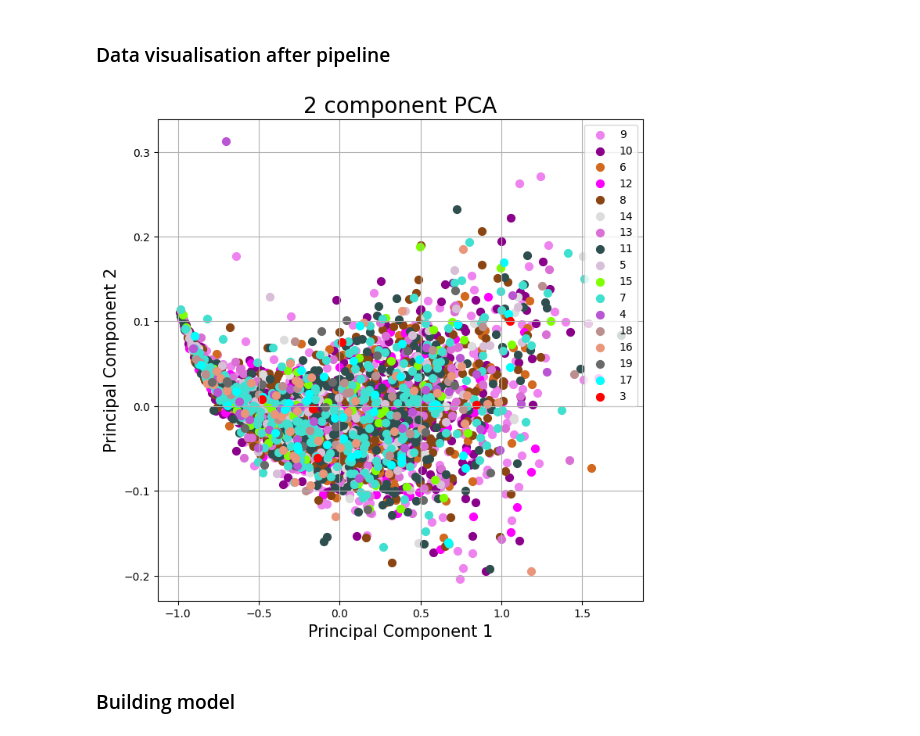
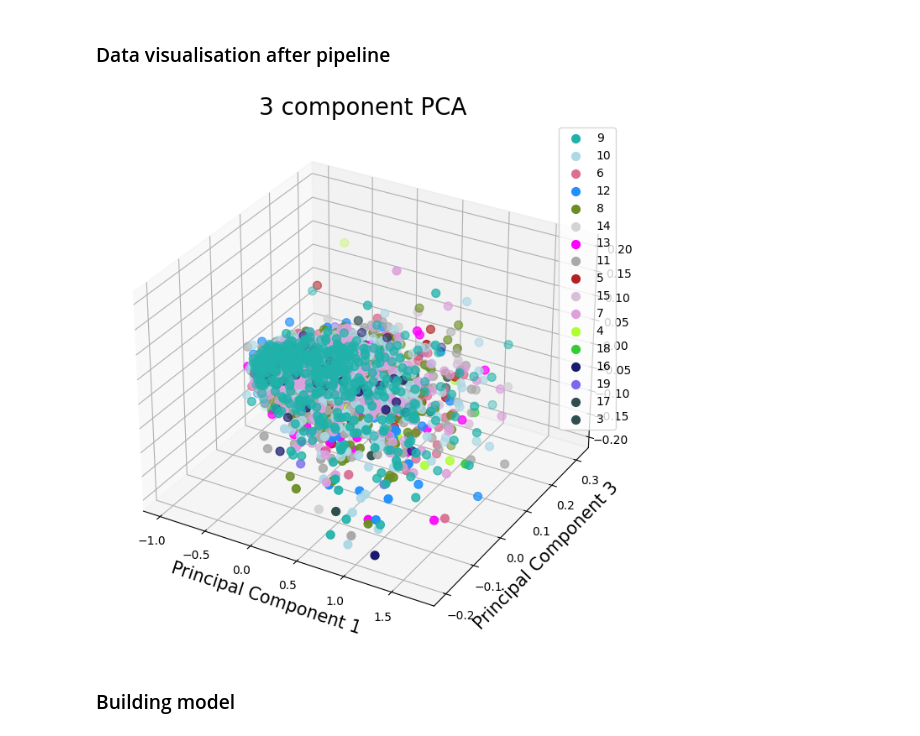
Before and after one commit to danorel/kma-ml-1, a Jupyter notebook: humanity.ipynb, the cells around one changed output. Saved outputs shown, nothing was run; the diff lists cells and outputs as text; code cells hidden in the pictures.

```diff
--- a/humanity.ipynb
+++ b/humanity.ipynb
@@ -92,5 +94,8 @@ USE_OUTLIER_DETECTION = True
 # %% [markdown]
 ### Data preprocessing
 # %%
-df = pd.get_dummies(df, columns=["Sex"])
+if USE_FEATURE_DROP:
+    df.drop(["Sex"], inplace=True, axis=1)
+else:
+    df = pd.get_dummies(df, columns=["Sex"])
 # %% [markdown]
@@ -107,11 +112,8 @@ if USE_FEATURE_EXTRACTION:
 if USE_FEATURE_SCALING:
     from sklearn.preprocessing import StandardScaler
     scaler = StandardScaler()
-    if USE_FEATURE_EXTRACTION:
+    if USE_FEATURE_ENGINEERING:
         scaling_columns = ["Volume", "Weight"]
     else:
         scaling_columns = ['Length', 'Diameter', 'Height', 'weight_1', 'weight_2', 'weight_3', 'weight_4']
     df[scaling_columns] = scaler.fit_transform(df[scaling_columns])
-
-if USE_OUTLIER_DETECTION:
-    df = df[(np.abs(stats.zscore(df)) < 3).all(axis=1)]
@@ -120,9 +143,9 @@ if USE_OUTLIER_DETECTION:
 # %%
 if USE_PAIRPLOTS:
     sns.set()
-    if USE_FEATURE_EXTRACTION:
-        sns.pairplot(df[['Weight', 'Volume']], diag_kind="kde")
+    if USE_FEATURE_DROP:
+        sns.pairplot(df[df.columns.difference(['target'])], diag_kind="kde")
     else:
-        sns.pairplot(df[['Length', 'Diameter', 'Height', 'weight_1', 'weight_2', 'weight_3', 'weight_4']], diag_kind="kde")
+        sns.pairplot(df[df.columns.difference(['target', 'Sex_M', 'Sex_I', 'Sex_F'])], diag_kind="kde")
 # %%
 if USE_BARPLOTS:
@@ -134,31 +157,33 @@ if USE_BARPLOTS:
         sns.barplot(x=df['target'], y=df['Weight']);
-# %%
-if USE_PCA:
-    from sklearn.decomposition import PCA
-    from matplotlib import colors
-    pca = PCA(n_components=2)
-    if USE_FEATURE_EXTRACTION:
-        pca_components_df = pca.fit_transform(df[['Volume', 'Weight']])
-    else:
-        pca_components_df = pca.fit_transform(df[['Length', 'Diameter', 'Height', 'weight_1', 'weight_2', 'weight_3', 'weight_4']])
-    pca_df = pd.DataFrame(data=pca_components_df, columns=['c-1', 'c-2'])
-    pca_df['target'] = df['target']
-    fig = plt.figure(figsize = (8,8))
-    ax = fig.add_subplot(1,1,1)
-    ax.set_xlabel('Principal Component 1', fontsize = 15)
-    ax.set_ylabel('Principal Component 2', fontsize = 15)
-    ax.set_title('2 component PCA', fontsize = 20)
-    targets = df['target'].unique()
-    colors = random.sample(list(colors.cnames.values()), len(targets))
-    for target, color in zip(targets, colors):
-        target_index = pca_df.loc[pca_df['target'] == target].index
-        ax.scatter(pca_df.iloc[target_index]['c-1'],
-                   pca_df.iloc[target_index]['c-2'],
-                   c = color,
-                   s = 50)
-    ax.legend(targets)
-    ax.grid()
-# %% [output]
-[figure, removed]
+# %%
+if USE_PCA:
+    from sklearn.decomposition import PCA
+    from matplotlib import colors
+    pca = PCA(n_components=3)
+    if USE_FEATURE_DROP:
+        pca_components_df = pca.fit_transform(df[df.columns.difference(['target'])])
+    else:
+        pca_components_df = pca.fit_transform(df[df.columns.difference(['target', 'Sex_M', 'Sex_I', 'Sex_F'])])
+    pca_df = pd.DataFrame(data=pca_components_df, columns=['c-1', 'c-2', 'c-3'])
+    pca_df['target'] = df['target']
+    fig = plt.figure(figsize = (8,8))
+    ax = fig.add_subplot(1,1,1, projection='3d')
+    ax.set_xlabel('Principal Component 1', fontsize = 15)
+    ax.set_ylabel('Principal Component 2', fontsize = 15)
+    ax.set_ylabel('Principal Component 3', fontsize = 15)
+    ax.set_title('3 component PCA', fontsize = 20)
+    targets = df['target'].unique()
+    colors = random.sample(list(colors.cnames.values()), len(targets))
+    for target, color in zip(targets, colors):
+        target_index = pca_df.loc[pca_df['target'] == target].index
+        ax.scatter(pca_df.iloc[target_index]['c-1'],
+                   pca_df.iloc[target_index]['c-2'],
+                   pca_df.iloc[target_index]['c-3'],
+                   c = color,
+                   s = 50)
+    ax.legend(targets)
+    ax.grid()
+# %% [output]
+[figure, added]
 # %% [markdown]
 ### Building model
```
Also changed, not shown: parts of 22 cells of this notebook, 1 other file.
